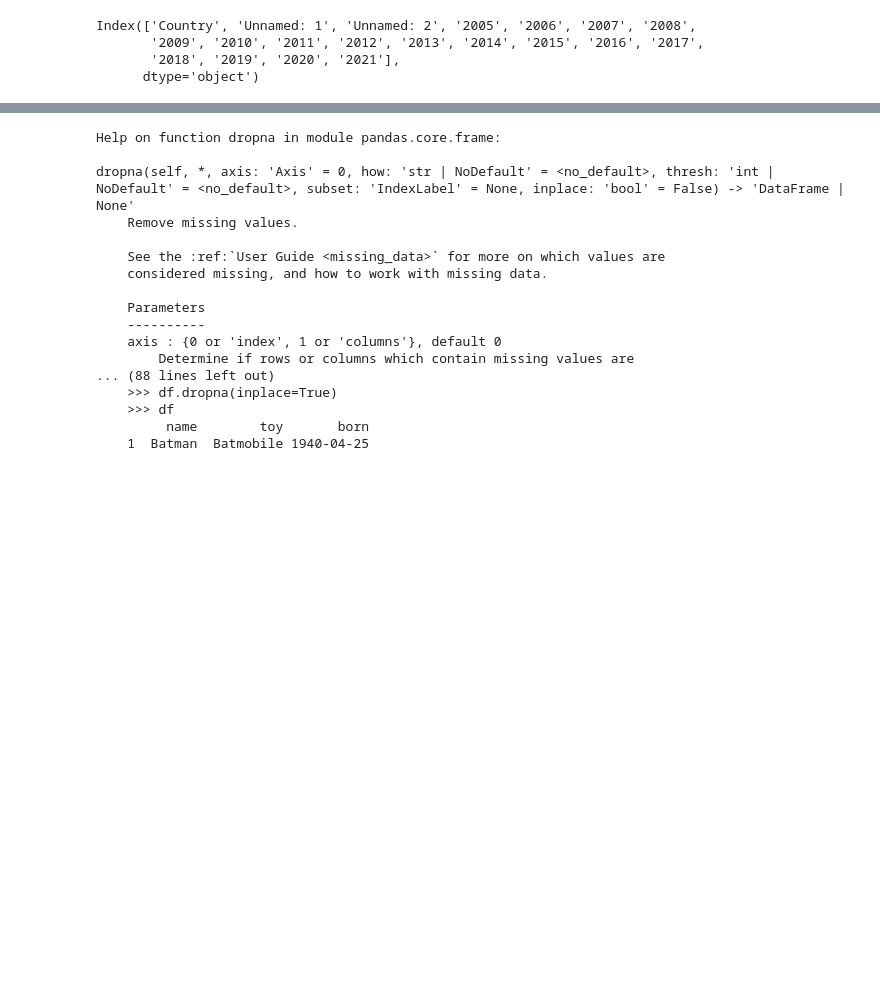
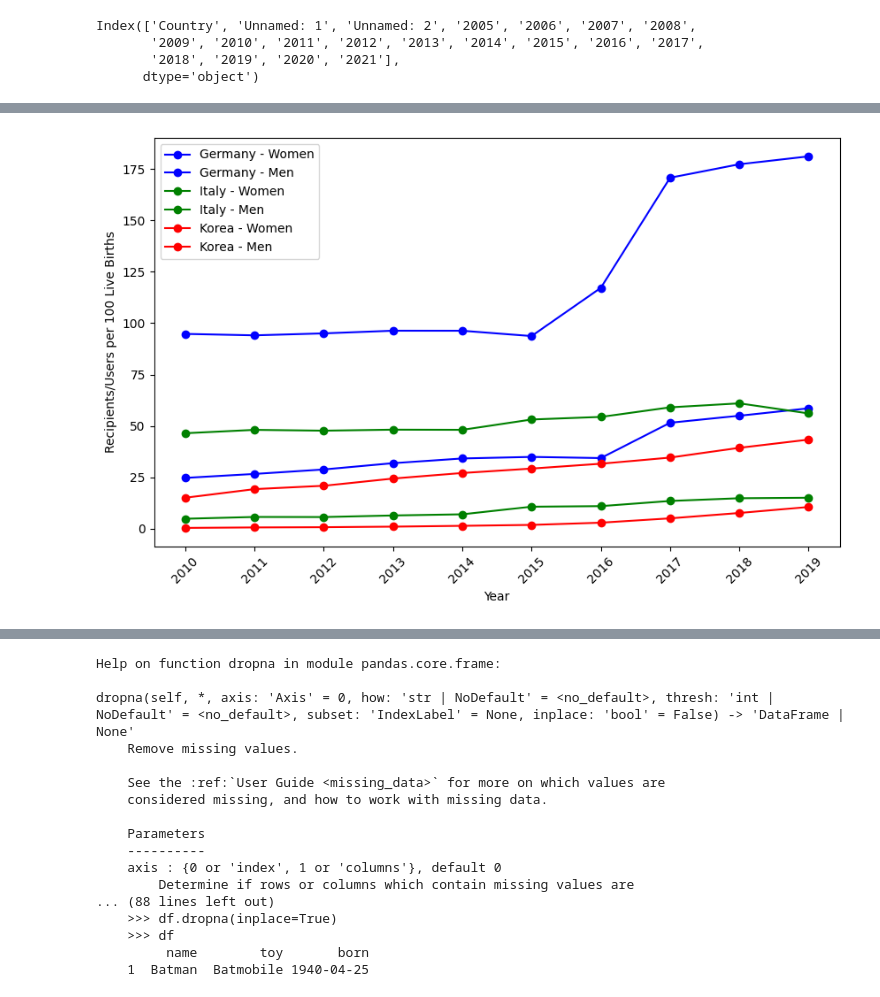
Before and after one commit to ikkjun/Declining_Fertility_Rates, a Jupyter notebook: Declining_Fertility_Rates.ipynb, the cells around one changed output, grey strips where cells are left out. Cells and saved outputs as stored; diff of their text form; code cells hidden in the pictures; blank space fills up the shorter version.

```diff
--- a/Declining_Fertility_Rates.ipynb
+++ b/Declining_Fertility_Rates.ipynb
@@ -684,0 +739,35 @@ See the caveats in the documentation: https://pandas.pydata.org/pandas-docs/stab
+# %%
+# Set the figure size
+plt.figure(figsize=(10, 6))
+
+# Define the colors for each country
+colors = ['blue', 'green', 'red']
+
+# Extract the required data for plotting
+countries = ['Germany', 'Italy', 'Korea']
+genders = ['Women', 'Men']
+
+for idx, country in enumerate(countries):
+    for gender in genders:
+        df_plot = df_pl_without_na[(df_pl_without_na['Country'] == country) & (df_pl_without_na['gender'] == gender)]
+        x = df_pl_without_na.columns[3:]
+        y = df_plot.values[0, 3:].astype(float)
+        plt.plot(x, y, marker='o', color=colors[idx], label=f'{country} - {gender}')
+
+# Set the x-axis and y-axis labels
+plt.xlabel('Year')
+plt.ylabel('Recipients/Users per 100 Live Births')
+
+# Set the title of the graph
+# plt.title('Comparison of Recipients/Users per 100 Live Births')
+
+# Set the x-axis tick labels
+plt.xticks(rotation=45)
+
+# Show the legend
+plt.legend()
+
+# Display the plot
+plt.show()
+# %% [output]
+[figure, added]
```
Also changed, not shown: parts of 12 cells of this notebook.
